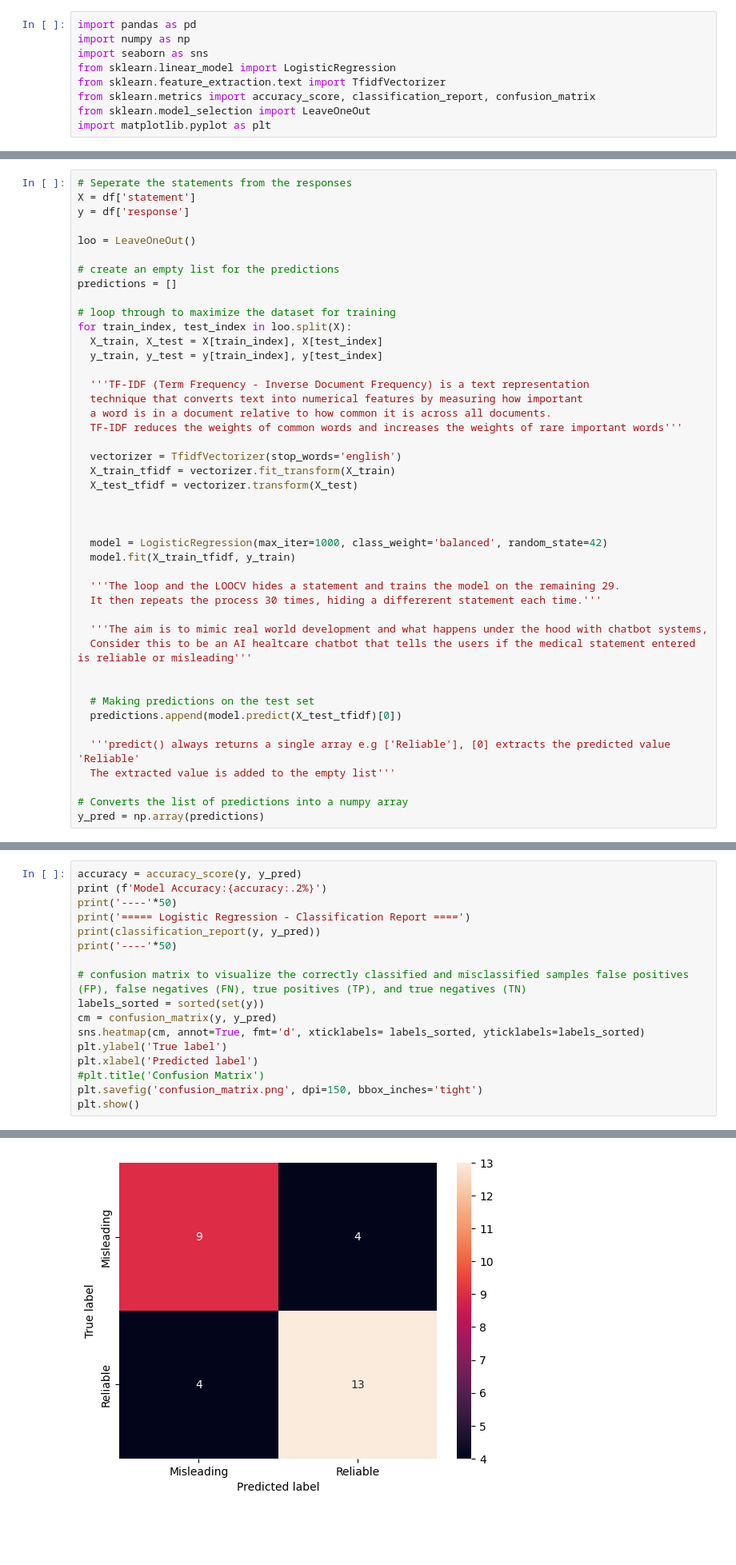
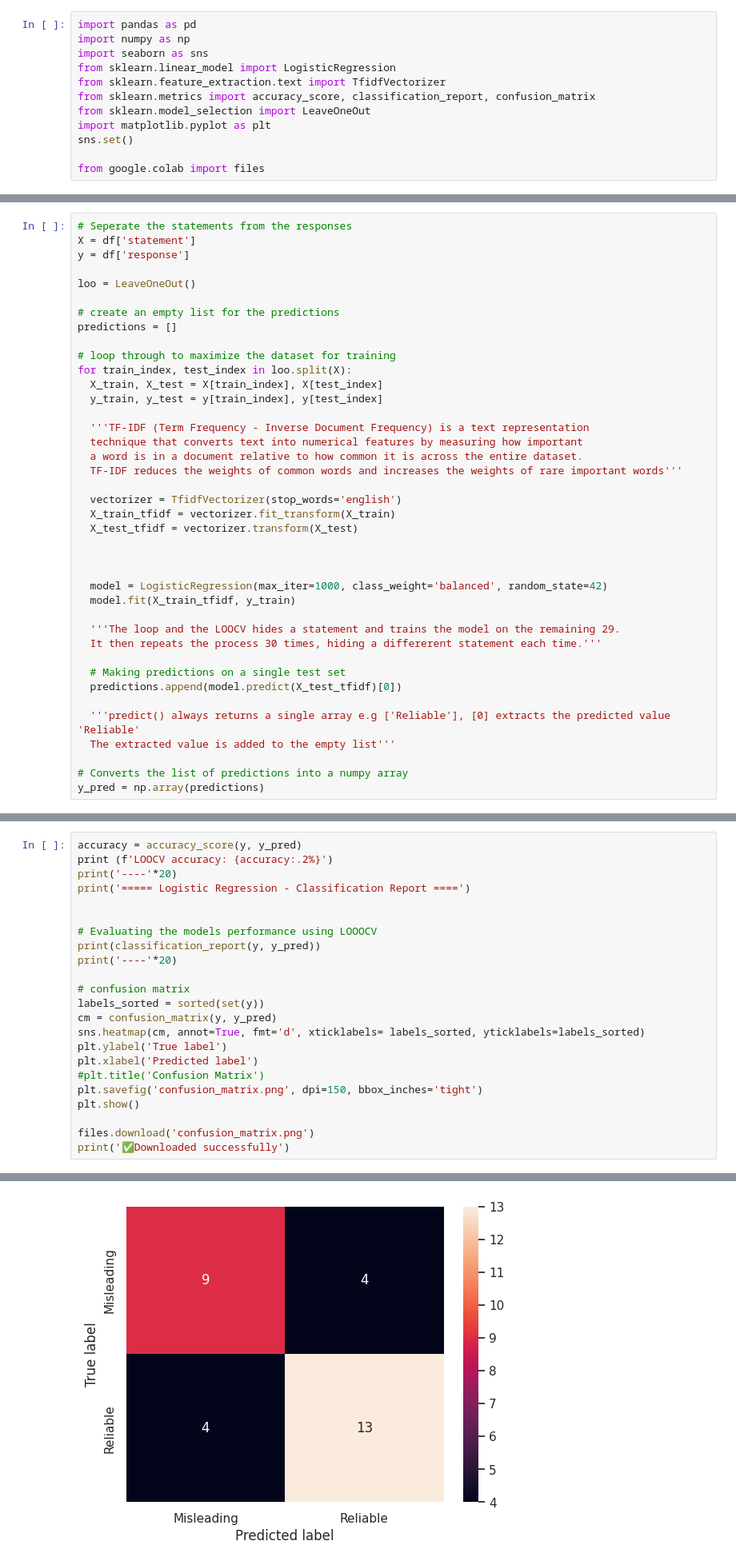
Before and after one commit to Ibitoye07/Healthcare-Statement-Classification, a Jupyter notebook: Healthcare_Statements_Classification.ipynb, the cells around one changed output, grey strips where cells are left out. Shown at 80% size. Drawn from its saved outputs; the diff is of its cells as text; blank space fills up the shorter version.

```diff
--- a/Healthcare_Statements_Classification.ipynb
+++ b/Healthcare_Statements_Classification.ipynb
@@ -20,6 +20,9 @@ from sklearn.feature_extraction.text import TfidfVectorizer
 from sklearn.metrics import accuracy_score, classification_report, confusion_matrix
 from sklearn.model_selection import LeaveOneOut
 import matplotlib.pyplot as plt
+sns.set()
+
+from google.colab import files
 # %% [markdown]
 ## Import the dataset
 # %%
@@ -68,7 +71,7 @@ for train_index, test_index in loo.split(X):
 
   '''TF-IDF (Term Frequency - Inverse Document Frequency) is a text representation
   technique that converts text into numerical features by measuring how important
-  a word is in a document relative to how common it is across all documents.
+  a word is in a document relative to how common it is across the entire dataset.
   TF-IDF reduces the weights of common words and increases the weights of rare important words'''
 
   vectorizer = TfidfVectorizer(stop_words='english')
@@ -83,11 +86,7 @@ for train_index, test_index in loo.split(X):
   '''The loop and the LOOCV hides a statement and trains the model on the remaining 29.
   It then repeats the process 30 times, hiding a differerent statement each time.'''
 
-  '''The aim is to mimic real world development and what happens under the hood with chatbot systems,
-  Consider this to be an AI healtcare chatbot that tells the users if the medical statement entered is reliable or misleading'''
-
-
-  # Making predictions on the test set
+  # Making predictions on a single test set
   predictions.append(model.predict(X_test_tfidf)[0])
 
   '''predict() always returns a single array e.g ['Reliable'], [0] extracts the predicted value 'Reliable'
@@ -106,12 +105,15 @@ A train-test split is not used here because the dataset is small  (30 samples) a
 # %%
 accuracy = accuracy_score(y, y_pred)
-print (f'Model Accuracy:{accuracy:.2%}')
-print('----'*50)
+print (f'LOOCV accuracy: {accuracy:.2%}')
+print('----'*20)
 print('===== Logistic Regression - Classification Report ====')
+
+
+# Evaluating the models performance using LOOOCV
 print(classification_report(y, y_pred))
-print('----'*50)
+print('----'*20)
 
-# confusion matrix to visualize the correctly classified and misclassified samples false positives (FP), false negatives (FN), true positives (TP), and true negatives (TN)
+# confusion matrix
 labels_sorted = sorted(set(y))
 cm = confusion_matrix(y, y_pred)
 sns.heatmap(cm, annot=True, fmt='d', xticklabels= labels_sorted, yticklabels=labels_sorted)
@@ -120,4 +122,7 @@ plt.xlabel('Predicted label')
 #plt.title('Confusion Matrix')
 plt.savefig('confusion_matrix.png', dpi=150, bbox_inches='tight')
 plt.show()
+
+files.download('confusion_matrix.png')
+print('✅Downloaded successfully')
 # %% [output]
@@ -137 +142 @@ weighted avg       0.73      0.73      0.73        30
-[figure, old version]
+[figure, new version]
```
Also changed, not shown: parts of 11 cells of this notebook.
